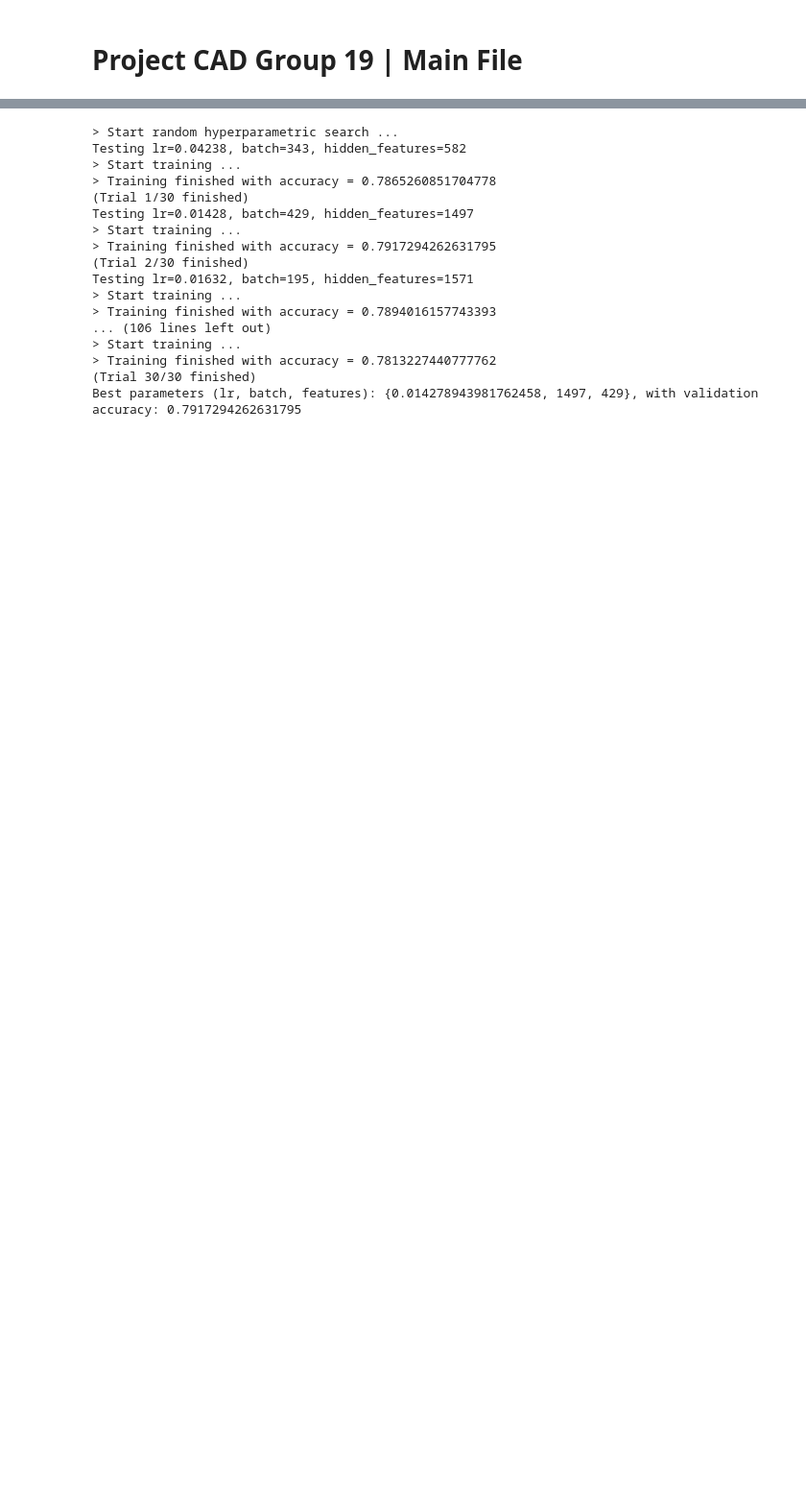
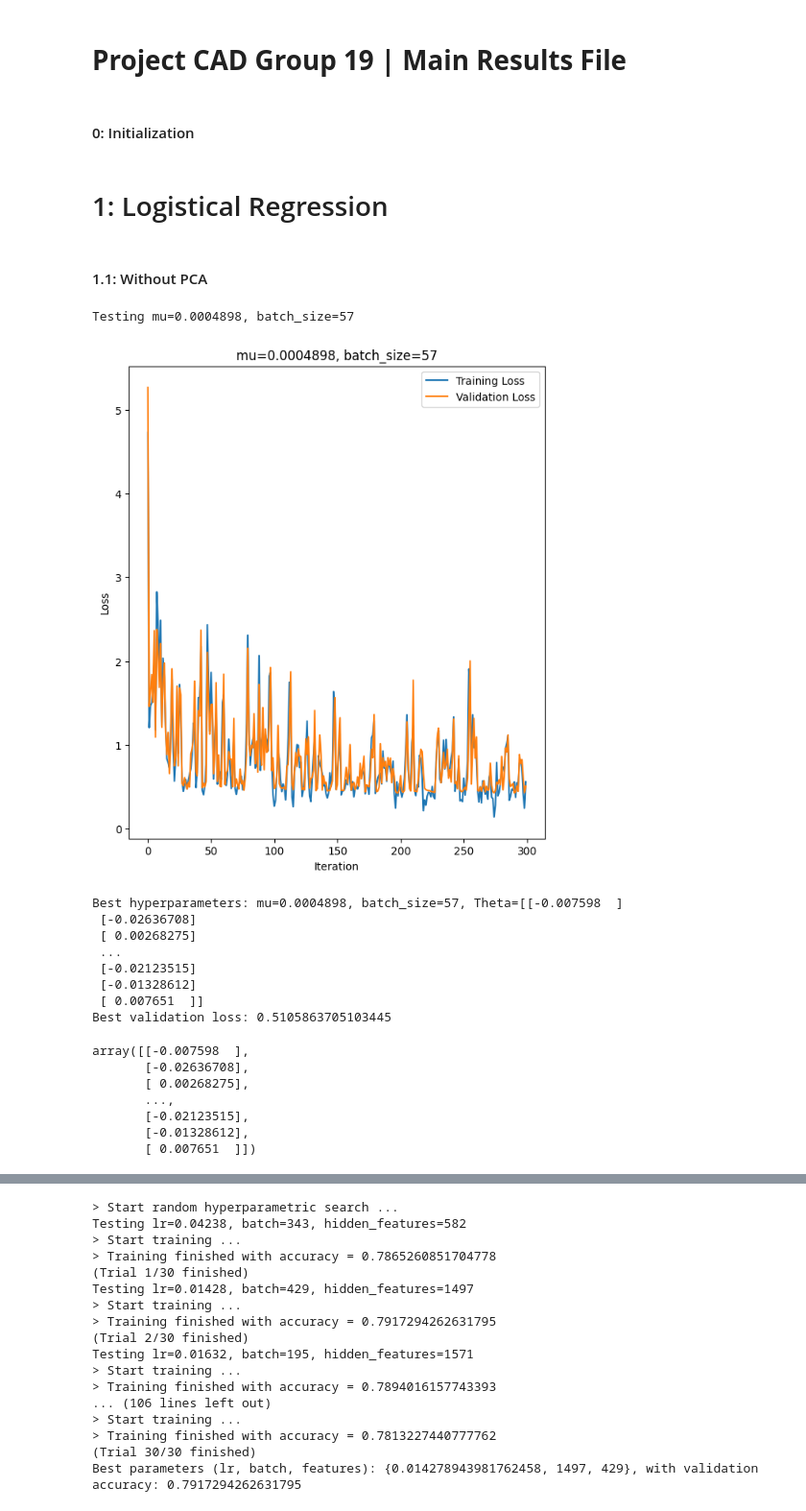
Before and after one commit to QM-L/project-cad-group19, a Jupyter notebook: docs/source/reader/main.ipynb, the cells around one changed output, grey strips where cells are left out. Shown at 96% size. Cells and saved outputs as stored; diff of their text form; code cells hidden in the pictures; blank space fills up the shorter version.

Commit message:
NN/LR PCA + reformatted main.ipynb

```diff
--- a/docs/source/reader/main.ipynb
+++ b/docs/source/reader/main.ipynb
@@ -1,5 +1,7 @@
 # %% [markdown]
-# **Project CAD Group 19 | Main File**
+# **Project CAD Group 19 | Main Results File**
+# %% [markdown]
+#### 0: Initialization
 # %%
 ## Imports
 %matplotlib inline
@@ -12,0 +14,39 @@ import scipy.io
+# %% [markdown]
+# 1: Logistical Regression
+# %% [markdown]
+#### 1.1: Without PCA
+# %%
+## Finding good parameters using a random search with 100 trials using 30 iterations.
+# This takes aprox. 5 mins. Should be skipped if it has already ran once.
+skip_param_search = True
+best_params = nuclei_classification(use_PCA=False,plot=False) if not skip_param_search else None
+
+# Running the model with previously found parameters after 100 random search iterations
+# with search validation loss : ca. 2.944,
+# full validation loss (epoch 100): ca. 0.511:
+if best_params == None:
+    mu = mu=0.0004898
+    batch_size=57
+else:
+    mu,batch_size = best_params
+
+# Run model with 300 iterations
+nuclei_classification(use_PCA=False,plot=True,static_params=[mu,batch_size])
+# %% [output]
+Testing mu=0.0004898, batch_size=57
+[figure, added]
+Best hyperparameters: mu=0.0004898, batch_size=57, Theta=[[-0.007598  ]
+ [-0.02636708]
+ [ 0.00268275]
+ ...
+ [-0.02123515]
+ [-0.01328612]
+ [ 0.007651  ]]
+Best validation loss: 0.5105863705103445
+array([[-0.007598  ],
+       [-0.02636708],
+       [ 0.00268275],
+       ...,
+       [-0.02123515],
+       [-0.01328612],
+       [ 0.007651  ]])
```
Also changed, not shown: parts of 12 cells of this notebook, 2 other files.
